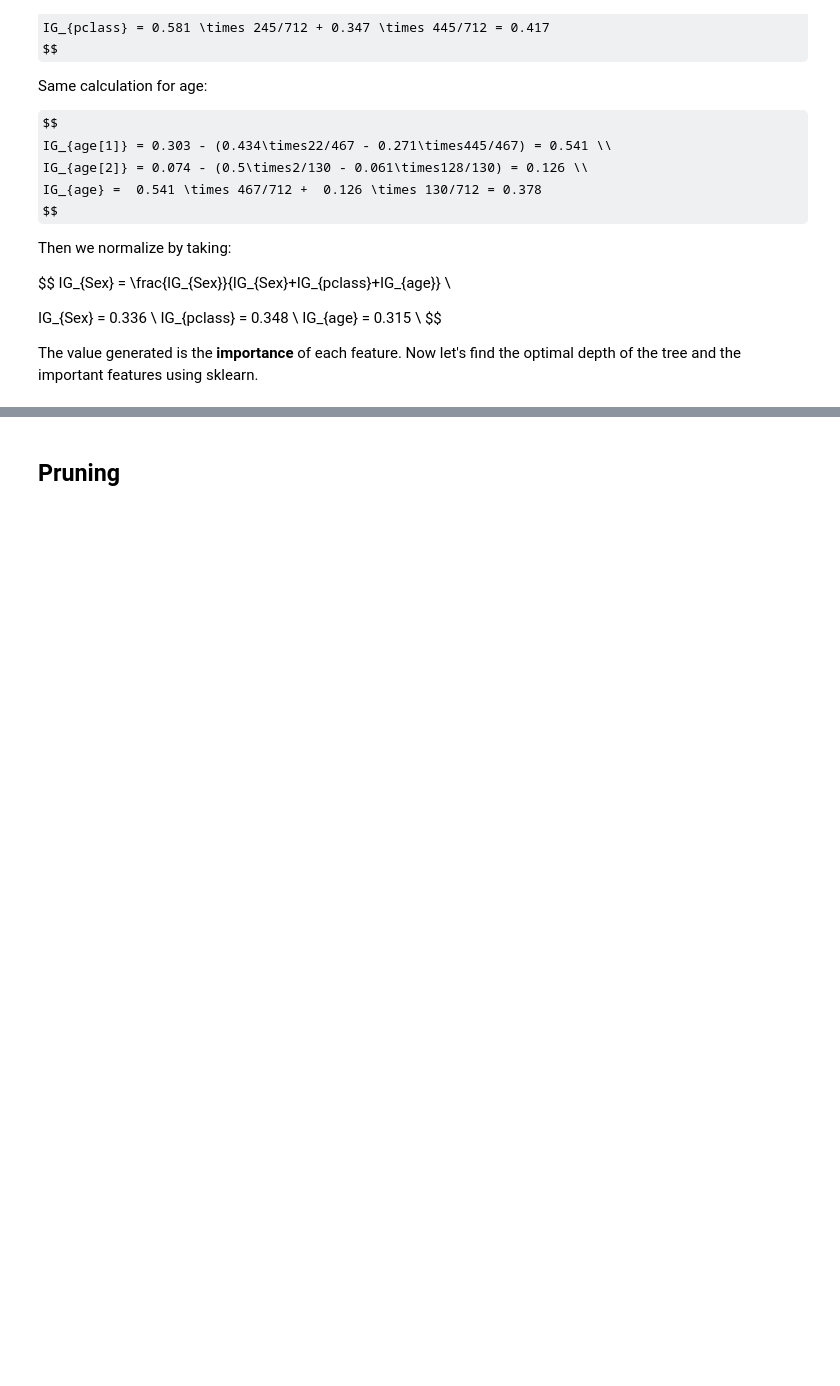
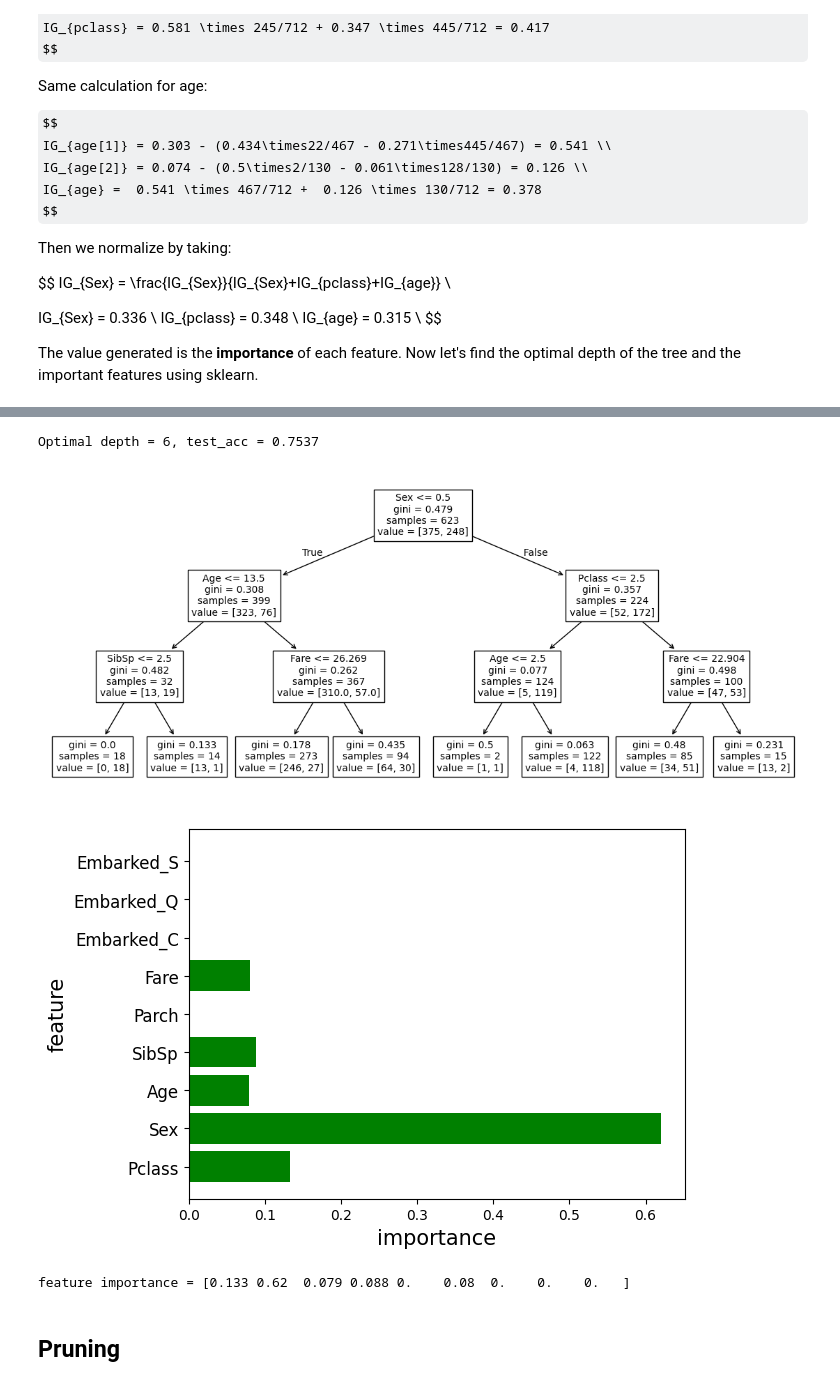
Before and after one commit to GemmaEvans0208/My-DAC-Curriculum, a Jupyter notebook: DAC-006_Machine_Learning/DAC-006-Intro_to_ML_Session_2_Student.ipynb, the cells around one changed output, grey strips where cells are left out. Saved outputs shown, nothing was run; the diff lists cells and outputs as text; code cells hidden in the pictures; some formulas as TeX source; blank space fills up the shorter version.

```diff
--- a/DAC-006_Machine_Learning/DAC-006-Intro_to_ML_Session_2_Student.ipynb
+++ b/DAC-006_Machine_Learning/DAC-006-Intro_to_ML_Session_2_Student.ipynb
@@ -226,32 +243,37 @@ The value generated is the **importance** of each feature. Now let's find the op
 # %%
 # I set max_step=3 as a constant value for tree visualization.
-# model = DecisionTreeClassifier(max_depth=3)
-# model.fit(x_train, y_train)
+model = DecisionTreeClassifier(max_depth=3)
+model.fit(x_train, y_train)
 
-# # Use test data to evaluate final performance.
-# y_pred = model.predict(x_test)
-# test_acc = (y_pred == y_test).mean()
-# print('Optimal depth = {}, test_acc = {:.4f}'.format(opt_depth, test_acc))
+# Use test data to evaluate final performance.
+y_pred = model.predict(x_test)
+test_acc = (y_pred == y_test).mean()
+print('Optimal depth = {}, test_acc = {:.4f}'.format(opt_depth, test_acc))
 
-# # Visualize the tree
-# # plt.figure(figsize=(20,10))
-# feat_names = x.columns.tolist()
-# plt.figure(figsize=(14,6))
-# tree.plot_tree(model, feature_names = feat_names, fontsize=10)
-# plt.show()
+# Visualize the tree
+# plt.figure(figsize=(20,10))
+feat_names = x.columns.tolist()
+plt.figure(figsize=(14,6))
+tree.plot_tree(model, feature_names = feat_names, fontsize=10)
+plt.show()
 
-# # Analyze the importance of features.
-# feature_importance = model.feature_importances_
-# n_feature = x_train.shape[1]
-# idx = np.arange(n_feature)
+# Analyze the importance of features.
+feature_importance = model.feature_importances_
+n_feature = x_train.shape[1]
+idx = np.arange(n_feature)
 
-# plt.barh(idx, feature_importance, align='center', color='green')
-# plt.yticks(idx, feat_names, size=12)
-# plt.xlabel('importance', size=15)
-# plt.ylabel('feature', size=15)
-# plt.show()
+plt.barh(idx, feature_importance, align='center', color='green')
+plt.yticks(idx, feat_names, size=12)
+plt.xlabel('importance', size=15)
+plt.ylabel('feature', size=15)
+plt.show()
 
-# print('feature importance = {}'.format(feature_importance.round(3)))
+print('feature importance = {}'.format(feature_importance.round(3)))
+# %% [output]
+Optimal depth = 6, test_acc = 0.7537
+[figure, added]
+[figure, added]
+feature importance = [0.133 0.62  0.079 0.088 0.    0.08  0.    0.    0.   ]
 # %% [markdown]
 ## Pruning
 # %% [markdown]
```
Also changed, not shown: parts of 16 cells of this notebook.
